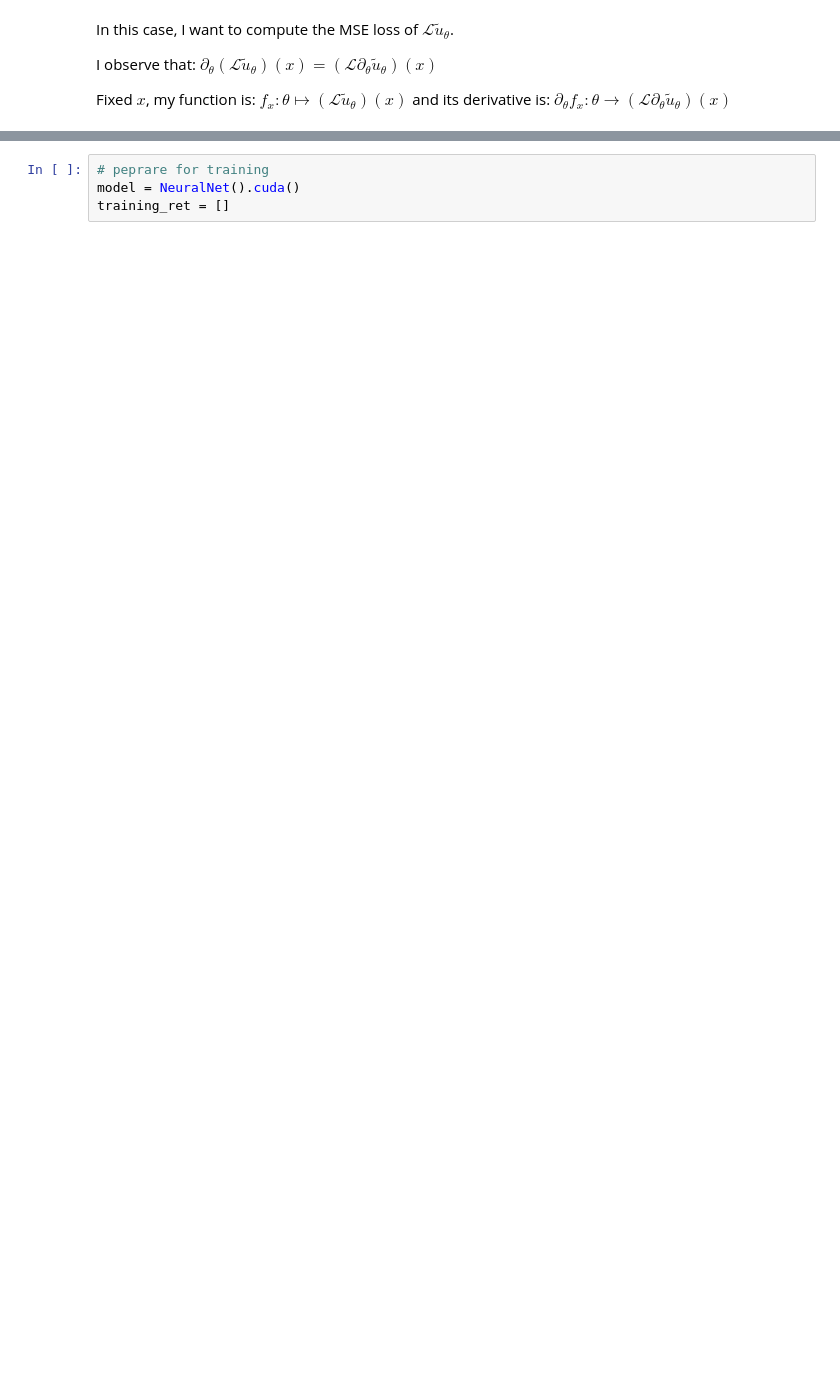
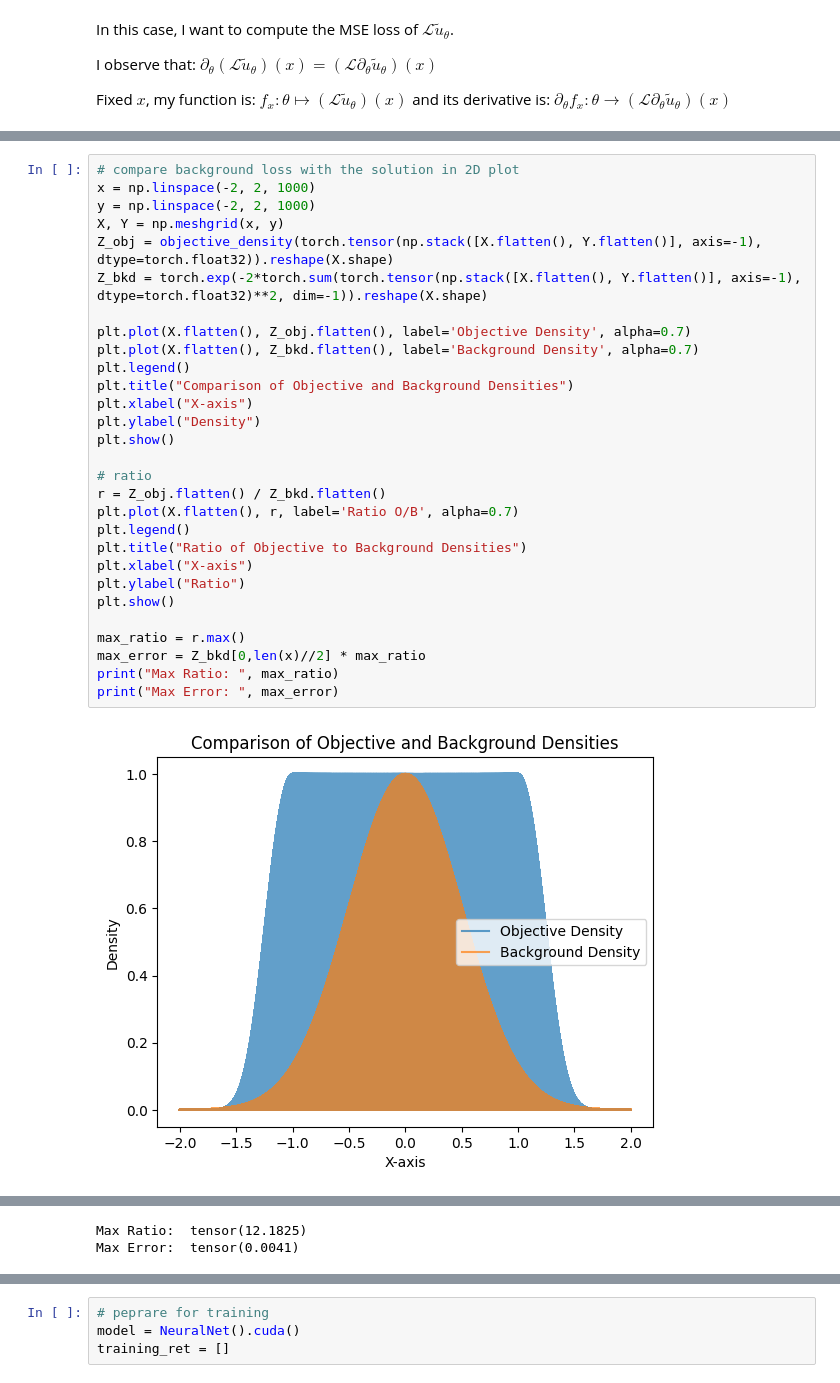
Before and after one commit to unimore-PhD-StefanoMagriniAlunno/PhD_Laboratory, a Jupyter notebook: notebooks/report1.ipynb, the cells around one changed output, grey strips where cells are left out. Cells and saved outputs as stored; diff of their text form; blank space fills up the shorter version.

```diff
--- a/notebooks/report1.ipynb
+++ b/notebooks/report1.ipynb
@@ -318,3 +377,34 @@ class NeuralNet(neuralnet.NNTemplate):
             return solution.squeeze(0)  # ()
         else:
             return solution  # (n_samples,)
+# %%
+# compare background loss with the solution in 2D plot
+x = np.linspace(-2, 2, 1000)
+y = np.linspace(-2, 2, 1000)
+X, Y = np.meshgrid(x, y)
+Z_obj = objective_density(torch.tensor(np.stack([X.flatten(), Y.flatten()], axis=-1), dtype=torch.float32)).reshape(X.shape)
+Z_bkd = torch.exp(-2*torch.sum(torch.tensor(np.stack([X.flatten(), Y.flatten()], axis=-1), dtype=torch.float32)**2, dim=-1)).reshape(X.shape)
+
+plt.plot(X.flatten(), Z_obj.flatten(), label='Objective Density', alpha=0.7)
+plt.plot(X.flatten(), Z_bkd.flatten(), label='Background Density', alpha=0.7)
+plt.legend()
+plt.title("Comparison of Objective and Background Densities")
+plt.xlabel("X-axis")
+plt.ylabel("Density")
+plt.show()
+
+# ratio
+r = Z_obj.flatten() / Z_bkd.flatten()
+plt.plot(X.flatten(), r, label='Ratio O/B', alpha=0.7)
+plt.legend()
+plt.title("Ratio of Objective to Background Densities")
+plt.xlabel("X-axis")
+plt.ylabel("Ratio")
+plt.show()
+
+max_ratio = r.max()
+max_error = Z_bkd[0,len(x)//2] * max_ratio
+print("Max Ratio: ", max_ratio)
+print("Max Error: ", max_error)
+# %% [output]
+[figure, added]
@@ -321,3 +412,5 @@ class NeuralNet(neuralnet.NNTemplate):
+Max Ratio:  tensor(12.1825)
+Max Error:  tensor(0.0041)
 # %%
 # definition of the loss
 from phd_laboratory.fokker_planck import gaussian
```
Also changed, not shown: parts of 18 cells of this notebook, 2 other files.
